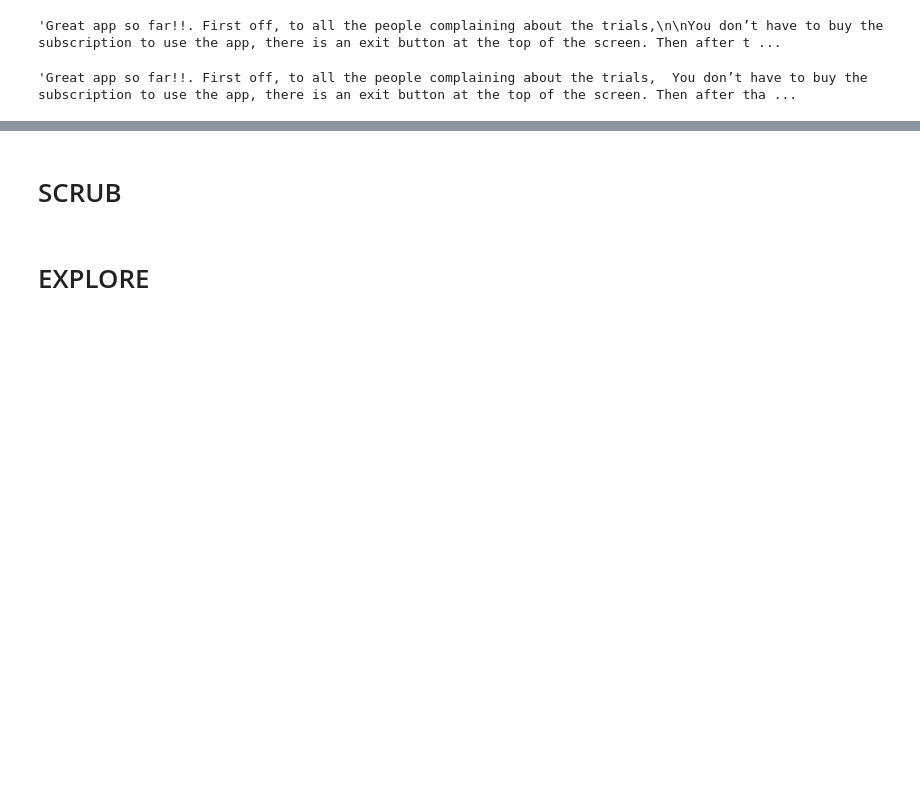
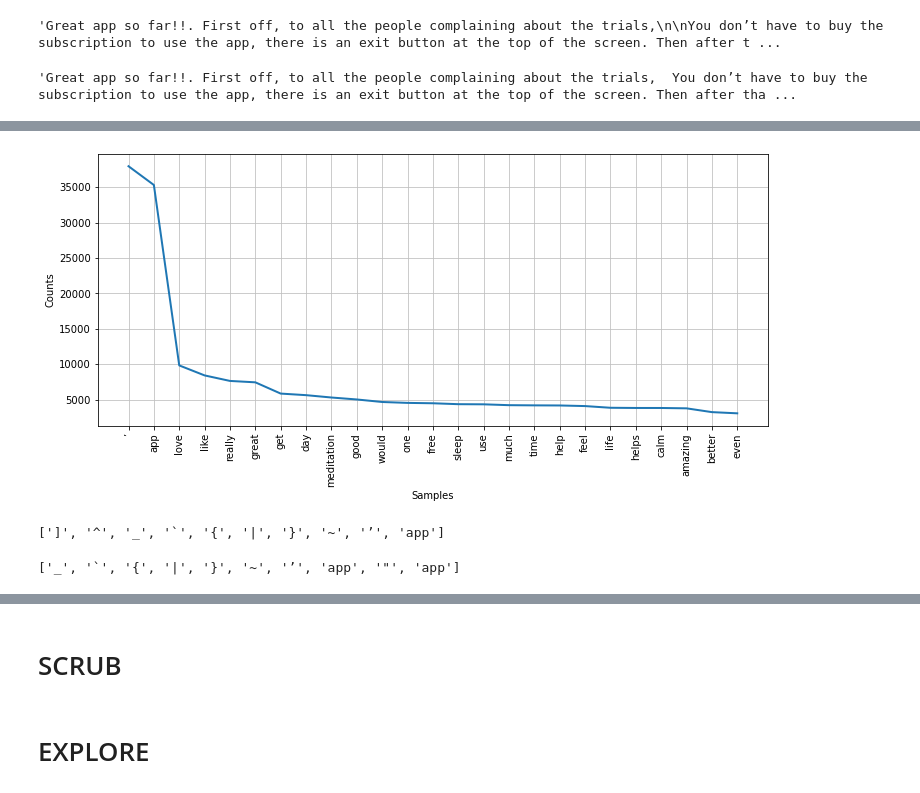
Before and after one commit to ds-leehanjin/app-reviews-nlp-sentiment-analysis, a Jupyter notebook: index_OSEMN.ipynb, the cells around one changed output, grey strips where cells are left out. Cells and saved outputs as stored; diff of their text form; code cells hidden in the pictures; blank space fills up the shorter version.

```diff
--- a/index_OSEMN.ipynb
+++ b/index_OSEMN.ipynb
@@ -473,0 +558,4 @@ tokens = word_tokenize(','.join(corpus))
+# %%
+## Add punctuation to stopwords_list
+stopwords_list.extend(string.punctuation)
+stopwords_list[-10:]
@@ -473,0 +564,4 @@ tokens = word_tokenize(','.join(corpus))
+# %%
+## Add the additional Tweet Punctuation below to stopwords_list
+additional_punc = ['“','”','...',"''",'’','``']
+stopwords_list.extend(additional_punc)
@@ -473,0 +573,4 @@ tokens = word_tokenize(','.join(corpus))
+# %%
+## Remove stopwords
+stopped_tokens= [w.lower() for w in tokens  if w.lower() not in stopwords_list]
+stopped_tokens[:50]
@@ -473,0 +595,27 @@ tokens = word_tokenize(','.join(corpus))
+# %%
+def plot_most_common(freq,n=25,figsize=(12,5)):
+
+    fig, ax = plt.subplots(figsize=figsize)
+    freq.plot(n)
+
+    ## Rotate
+    ax.set_xticklabels(ax.get_xticklabels(),
+                       rotation=45,ha='right');
+# %%
+## Remake the FreqDist from stopped_tokens
+freq = FreqDist(stopped_tokens)
+plot_most_common(freq,25)
+# %% [output]
+[figure, added]
+# %%
+## Add punctuation to stopwords_list
+stopwords_list.extend(["’", "app"])
+stopwords_list[-10:]
+# %% [output]
+[']', '^', '_', '`', '{', '|', '}', '~', '’', 'app']
+# %%
+## Add punctuation to stopwords_list
+stopwords_list.extend(["\"", "app"])
+stopwords_list[-10:]
+# %% [output]
+['_', '`', '{', '|', '}', '~', '’', 'app', '"', 'app']
```
Also changed, not shown: parts of 31 cells of this notebook, 1 other file.
